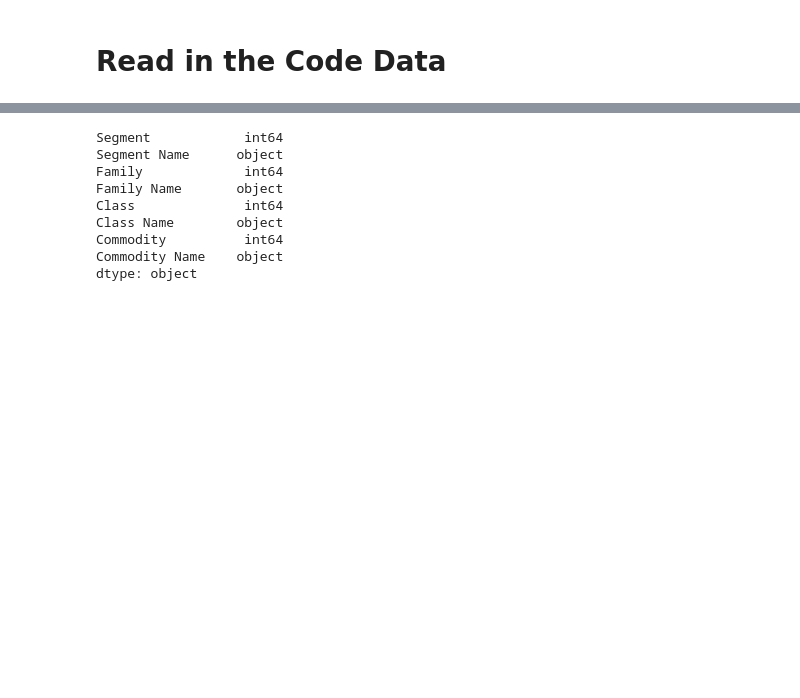
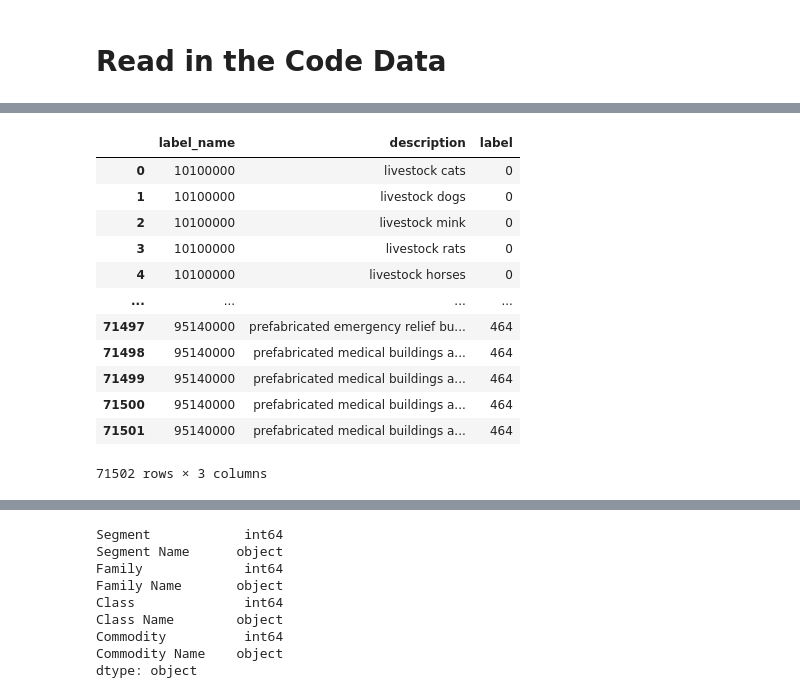
Before and after one commit to mgray39/unspsc-classification, a Jupyter notebook: running_notebook.ipynb, the cells around one changed output, grey strips where cells are left out. Drawn from its saved outputs; the diff is of its cells as text; code cells hidden in the pictures; blank space fills up the shorter version.

```diff
--- a/running_notebook.ipynb
+++ b/running_notebook.ipynb
@@ -54,3 +475,19 @@ import boto3
+# %%
+prepare_unspsc_codes_data()
+# %% [output]
+|  | label_name | description | label |
+| 0 | 10100000 | livestock cats | 0 |
+| 1 | 10100000 | livestock dogs | 0 |
+| 2 | 10100000 | livestock mink | 0 |
+| 3 | 10100000 | livestock rats | 0 |
+| 4 | 10100000 | livestock horses | 0 |
+| ... | ... | ... | ... |
+| 71497 | 95140000 | prefabricated emergency relief bu... | 464 |
+| 71498 | 95140000 | prefabricated medical buildings a... | 464 |
+| 71499 | 95140000 | prefabricated medical buildings a... | 464 |
+| 71500 | 95140000 | prefabricated medical buildings a... | 464 |
+| 71501 | 95140000 | prefabricated medical buildings a... | 464 |
+71502 rows × 3 columns
 # %%
 codes = pd.read_csv('data/codes/data-unspsc-codes.csv', encoding='latin-1')
 # %%
```
Also changed, not shown: parts of 32 cells of this notebook, 2 other files.
